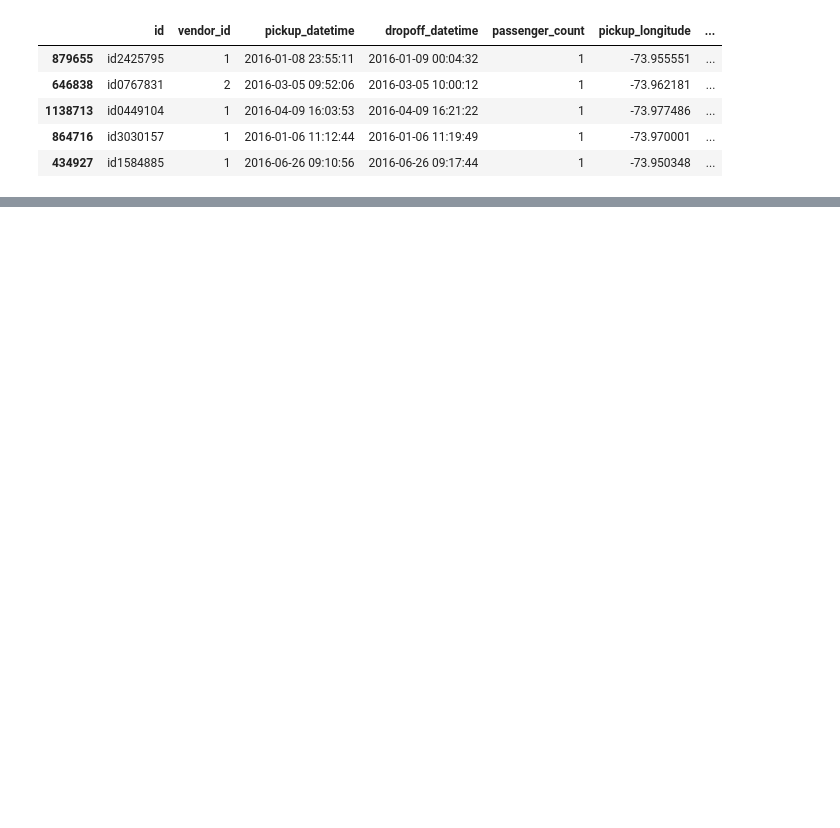
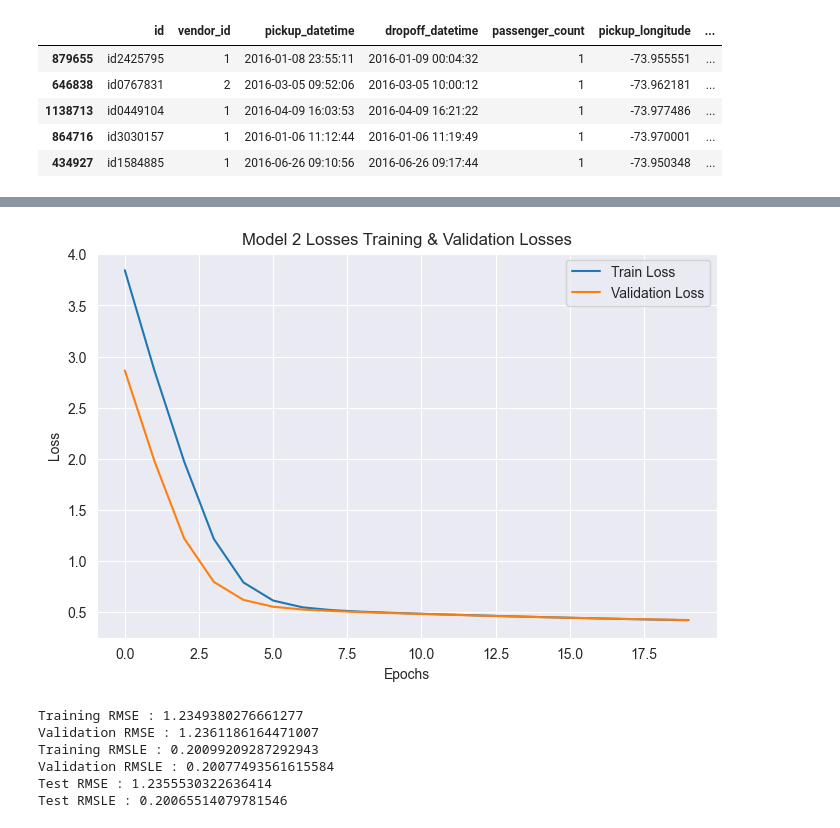
Before and after one commit to ashwin-athappan/CSE6363, a Jupyter notebook: assignments/ml_assignment_2_sol/benchmark.ipynb, the cells around one changed output, grey strips where cells are left out. Cells and saved outputs as stored; diff of their text form; code cells hidden in the pictures; blank space fills up the shorter version.

```diff
--- a/assignments/ml_assignment_2_sol/benchmark.ipynb
+++ b/assignments/ml_assignment_2_sol/benchmark.ipynb
@@ -119,0 +516,40 @@ y_test_df = pd.DataFrame(y_test, columns=["target"])  # Since y_test is a 1D arr
+# %%
+for key, (X_train_final, X_val, y_train_final, y_val, X_test_scaled, y_test) in normalized_data.items():
+    print(f"Training for {key} normalized data.")
+    custom_model_2 = Sequential()
+    custom_model_2.add_layer(Linear(X_train_final.shape[1], 8))
+    custom_model_2.add_layer(Sigmoid())
+    custom_model_2.add_layer(Linear(8, 8))
+    custom_model_2.add_layer(Sigmoid())
+    custom_model_2.add_layer(Linear(8, 4))
+    custom_model_2.add_layer(Sigmoid())
+    custom_model_2.add_layer(Linear(4, 1))
+    # Train model, apply early stopping, and evaluate performance
+
+    # Train the model
+    losses = train(custom_model_2, X_train_final, y_train_final, X_val, y_val, learning_rate=0.1, epochs=20)
+    train_loss_2 = losses['training']
+    val_loss_2 = losses['validation']
+    train_msle_loss_2 = losses['train_msle']
+    val_msle_loss_2 = losses['val_msle']
+
+    visualize_losses(train_loss_2, val_loss_2, 'Model 2 Losses')
+
+    rmse_train_loss_2 = np.sqrt(train_loss_2[-1])
+    rmse_val_loss_2 = np.sqrt(val_loss_2[-1])
+    rmsle_train_loss_2 = np.sqrt(train_msle_loss_2[-1])
+    rmsle_val_loss_2 = np.sqrt(val_msle_loss_2[-1])
+    print(f"Training RMSE : {rmse_train_loss_2:}")
+    print(f"Validation RMSE : {rmse_val_loss_2:}")
+    print(f"Training RMSLE : {rmsle_train_loss_2:}")
+    print(f"Validation RMSLE : {rmsle_val_loss_2:}")
+
+    # Evaluate the model on the test set
+    test_predictions = custom_model_2.forward(X_test_scaled)
+    test_loss = mean_squared_error(test_predictions, y_test_df)
+    test_msle_loss = mean_squared_log_error(test_predictions, y_test_df)
+    rmse_test_loss = np.sqrt(test_loss)
+    rmsle_test_loss = np.sqrt(test_msle_loss)
+    print(f"Test RMSE : {rmse_test_loss:}")
+    print(f"Test RMSLE : {rmsle_test_loss:}")
+# %% [output]
@@ -119,0 +573,7 @@ y_test_df = pd.DataFrame(y_test, columns=["target"])  # Since y_test is a 1D arr
+[figure, added]
+Training RMSE : 1.2349380276661277
+Validation RMSE : 1.2361186164471007
+Training RMSLE : 0.20099209287292943
+Validation RMSLE : 0.20077493561615584
+Test RMSE : 1.2355530322636414
+Test RMSLE : 0.20065514079781546
```
Also changed, not shown: parts of 24 cells of this notebook, 11 other files.
